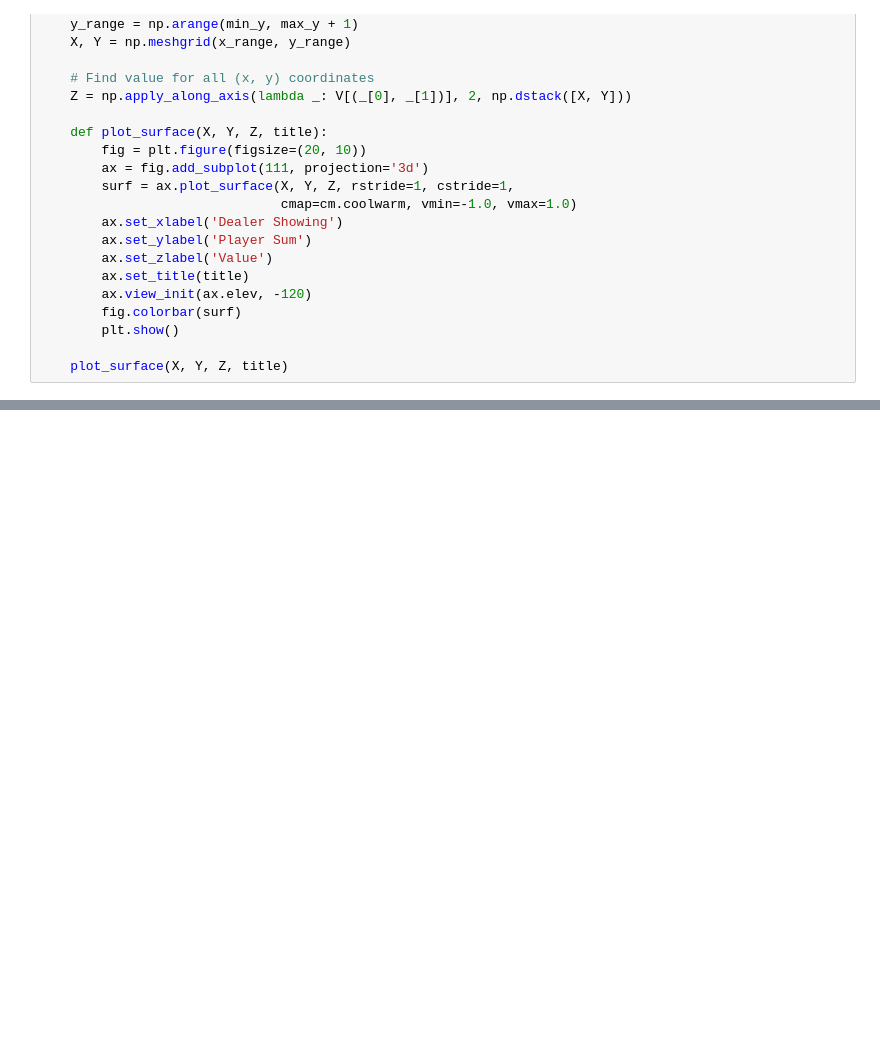
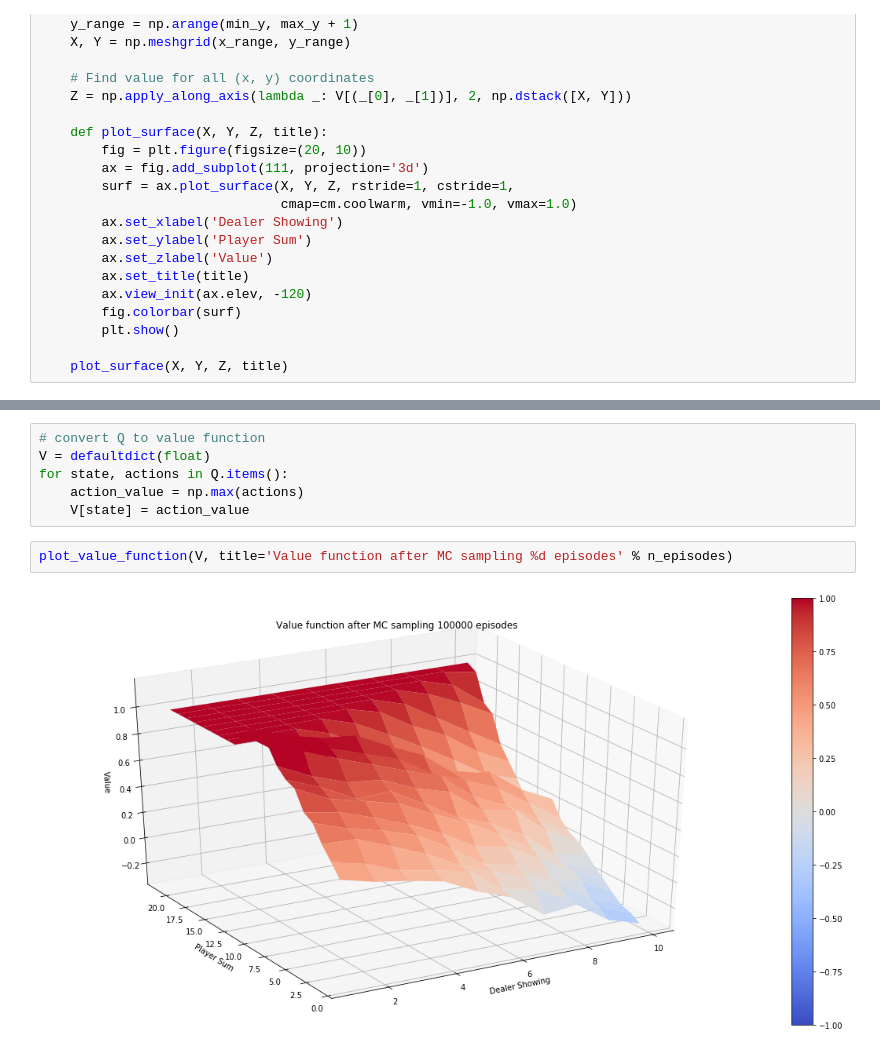
Before and after one commit to wangz10/Reinformcement-Learning, a Jupyter notebook: Easy21.ipynb, the cells around one changed output, grey strips where cells are left out. Cells and saved outputs as stored; diff of their text form; blank space fills up the shorter version.

```diff
--- a/Easy21.ipynb
+++ b/Easy21.ipynb
@@ -259,0 +295,10 @@ plot_value_function(V)
+# %%
+# convert Q to value function
+V = defaultdict(float)
+for state, actions in Q.items():
+    action_value = np.max(actions)
+    V[state] = action_value
+# %%
+plot_value_function(V, title='Value function after MC sampling %d episodes' % n_episodes)
+# %% [output]
+[figure, added]
```
Also changed, not shown: parts of 14 cells of this notebook.
